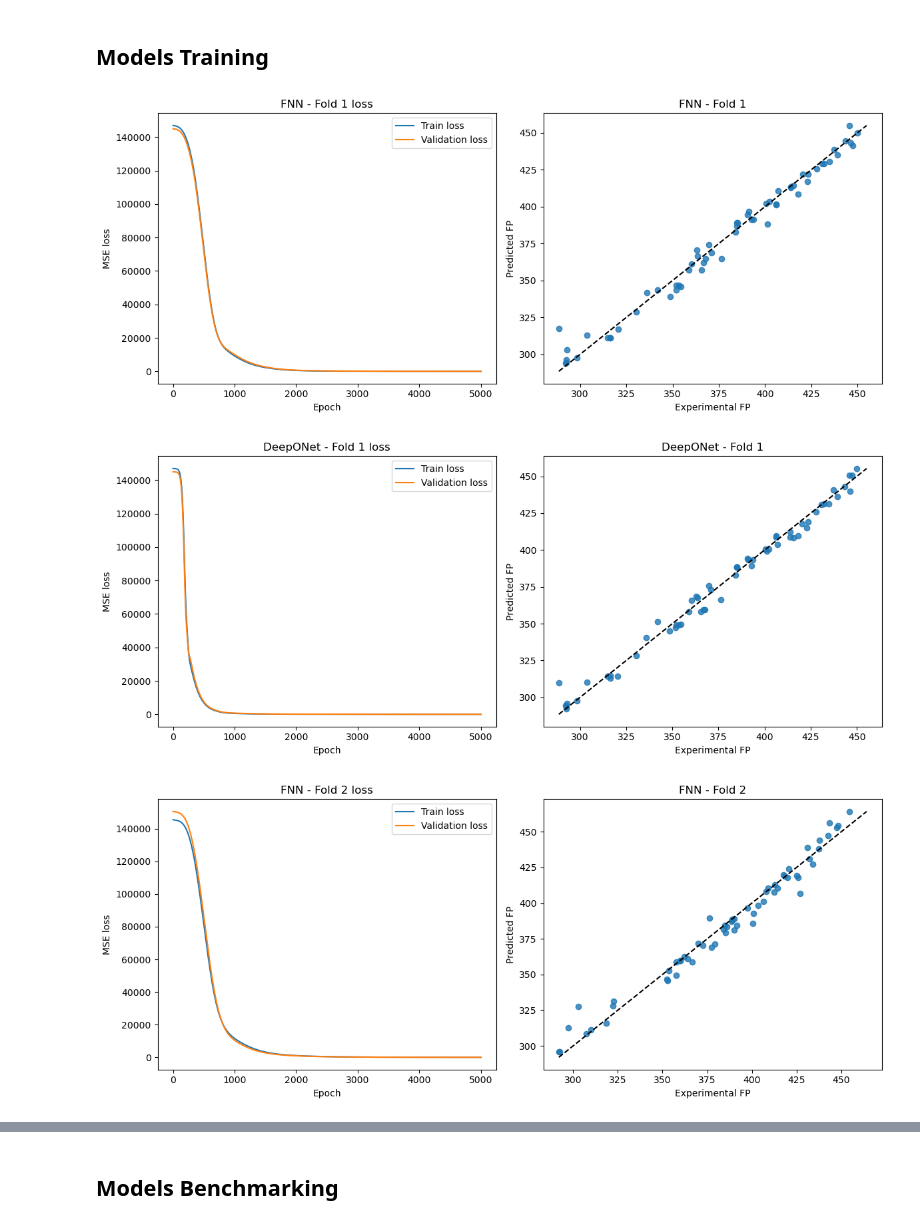
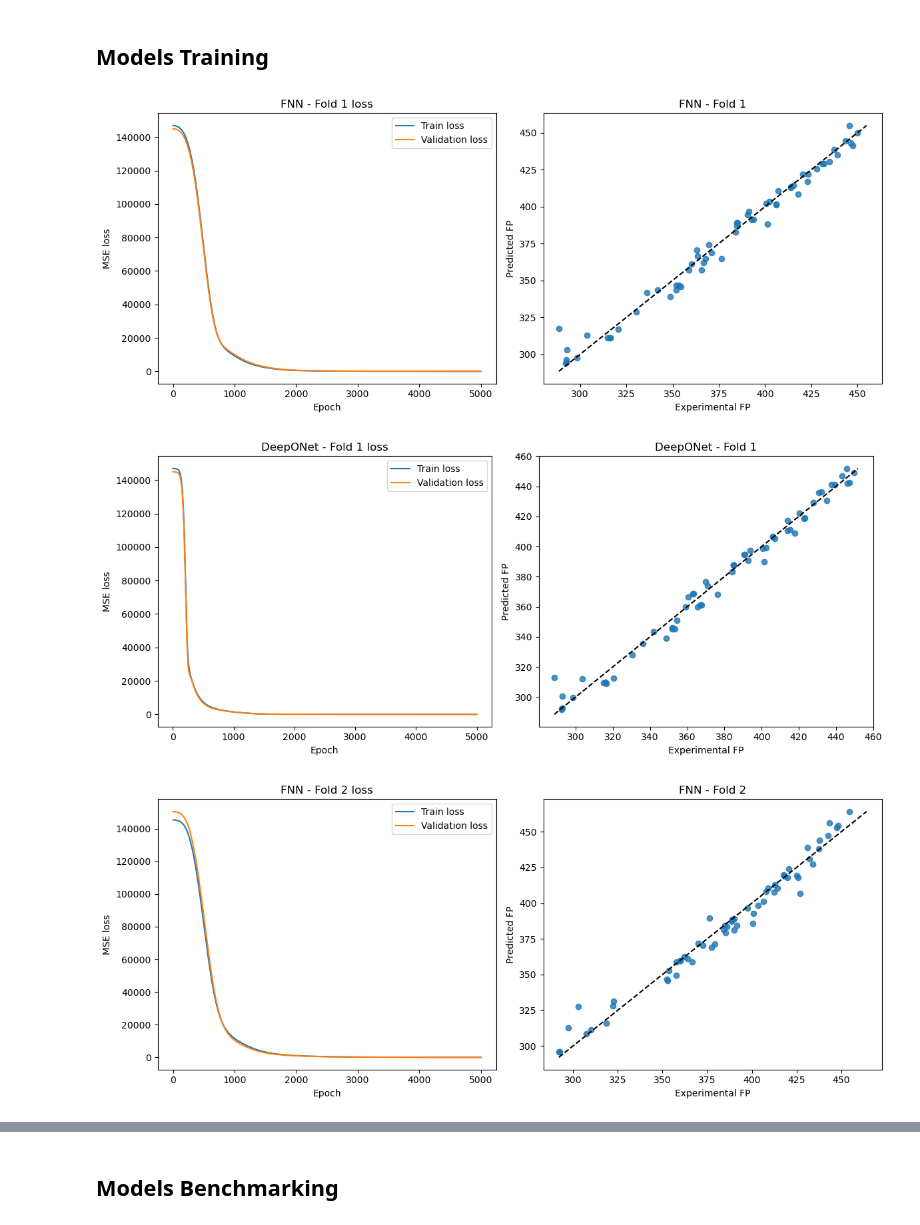
Before and after one commit to ThermoPhase-FCSRG/biofuels-sciml, a Jupyter notebook: notebooks/fp_modeling_deeponets.ipynb, the cells around one changed output, grey strips where cells are left out. Cells and saved outputs as stored; diff of their text form; code cells hidden in the pictures.

```diff
--- a/notebooks/fp_modeling_deeponets.ipynb
+++ b/notebooks/fp_modeling_deeponets.ipynb
@@ -138,6 +139,38 @@ display(filtered_data)
 # %% [markdown]
 ## Models Training
 # %%
+def fit_transform_except_x1(
+    scaler: StandardScaler, features: np.ndarray, x1_column_index: int = 0
+) -> np.ndarray:
+    """Fit a scaler to non-x_1 columns and return x_1 unchanged."""
+    transformed_features = features.copy()
+    scaled_columns = [
+        column_idx
+        for column_idx in range(features.shape[1])
+        if column_idx != x1_column_index
+    ]
+    transformed_features[:, scaled_columns] = scaler.fit_transform(
+        features[:, scaled_columns]
+    )
+    return transformed_features
+
+
+def transform_except_x1(
+    scaler: StandardScaler, features: np.ndarray, x1_column_index: int = 0
+) -> np.ndarray:
+    """Apply a fitted scaler to non-x_1 columns and return x_1 unchanged."""
+    transformed_features = features.copy()
+    scaled_columns = [
+        column_idx
+        for column_idx in range(features.shape[1])
+        if column_idx != x1_column_index
+    ]
+    transformed_features[:, scaled_columns] = scaler.transform(
+        features[:, scaled_columns]
+    )
+    return transformed_features
+
+
 def compute_metrics(
     predictions: torch.Tensor, targets: torch.Tensor
 ) -> dict[str, float]:
@@ -278,10 +311,10 @@ for fold_idx, (train_idx, val_idx) in enumerate(kf.split(fnn_features), start=1)
 
     fnn_train = fnn_scaler.fit_transform(fnn_features[train_idx])
     fnn_val = fnn_scaler.transform(fnn_features[val_idx])
-    branch_train = branch_scaler.fit_transform(branch_features[train_idx])
-    branch_val = branch_scaler.transform(branch_features[val_idx])
-    trunk_train = trunk_scaler.fit_transform(trunk_features[train_idx])
-    trunk_val = trunk_scaler.transform(trunk_features[val_idx])
+    branch_train = fit_transform_except_x1(branch_scaler, branch_features[train_idx])
+    branch_val = transform_except_x1(branch_scaler, branch_features[val_idx])
+    trunk_train = fit_transform_except_x1(trunk_scaler, trunk_features[train_idx])
+    trunk_val = transform_except_x1(trunk_scaler, trunk_features[val_idx])
 
     fnn_train_tensor = torch.tensor(fnn_train, dtype=torch.float32).to(DEVICE)
     fnn_val_tensor = torch.tensor(fnn_val, dtype=torch.float32).to(DEVICE)
@@ -335,32 +368,32 @@ for fold_idx, (train_idx, val_idx) in enumerate(kf.split(fnn_features), start=1)
         {
             "fold": fold_idx,
             "model_state_dict": copy.deepcopy(deeponet_model.state_dict()),
             "branch_scaler": branch_scaler,
             "trunk_scaler": trunk_scaler,
             "rmse (K)": deeponet_metrics["rmse (K)"],
         }
     )
     plot_fold_results(
         "DeepONet",
         fold_idx,
         deeponet_train_losses,
         deeponet_val_losses,
         y_val_tensor,
         deeponet_val_predictions,
     )
 
     fold_predictions.append(
         {
             "fold": fold_idx,
             "y_true": y_val_tensor.detach().cpu().numpy().ravel(),
             "fnn_predictions": fnn_val_predictions.detach().cpu().numpy().ravel(),
             "deeponet_predictions": deeponet_val_predictions.detach()
             .cpu()
             .numpy()
             .ravel(),
         }
     )
 # %% [output]
 [figure]
-[figure, old version]
+[figure, new version]
 [figure]
```
Also changed, not shown: parts of 6 cells of this notebook.
